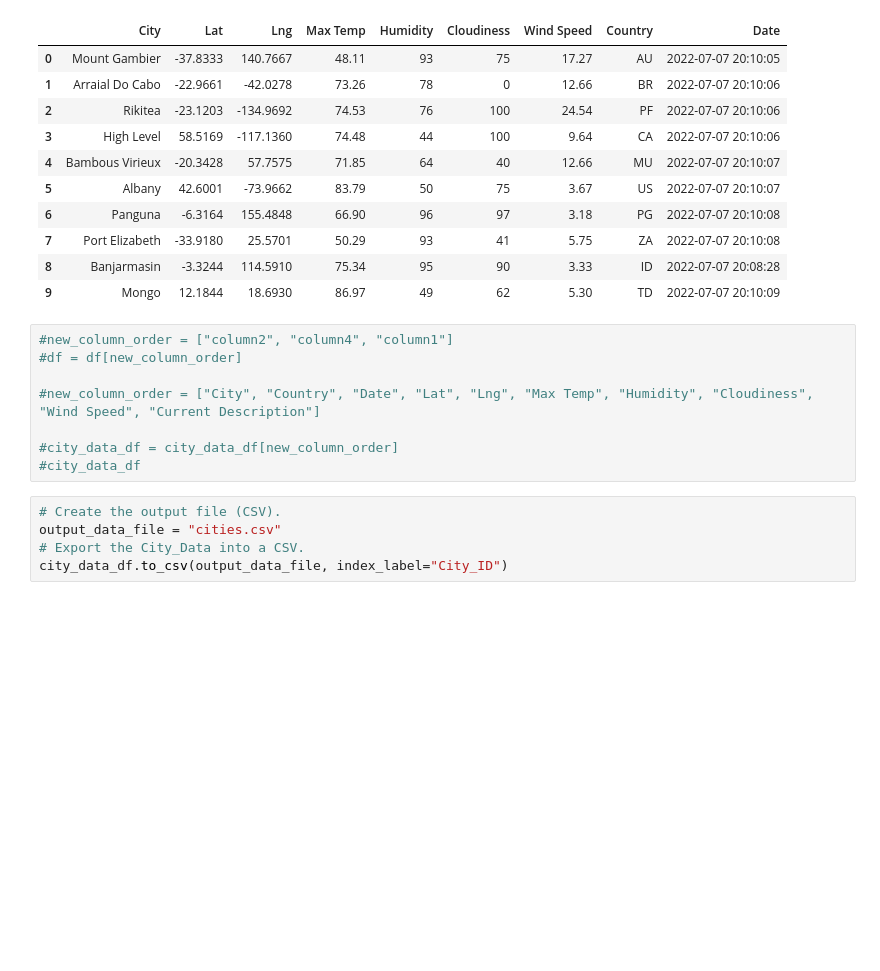
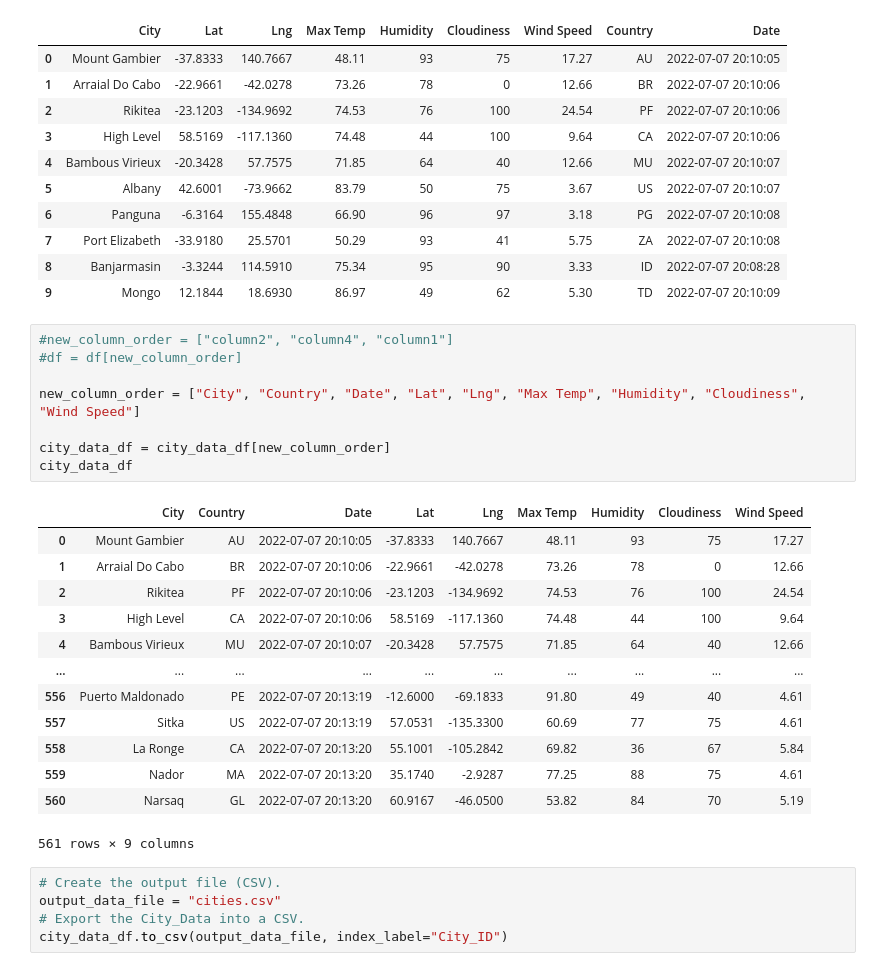
Before and after one commit to acegal1/World_Weather_Analysis, a Jupyter notebook: WeatherPy.ipynb, the cells around one changed output. Drawn from its saved outputs; the diff is of its cells as text; blank space fills up the shorter version.

```diff
--- a/WeatherPy.ipynb
+++ b/WeatherPy.ipynb
@@ -173,13 +173,27 @@ city_data_df.head(10)
 # %%
 #new_column_order = ["column2", "column4", "column1"]
 #df = df[new_column_order]
 
-#new_column_order = ["City", "Country", "Date", "Lat", "Lng", "Max Temp", "Humidity", "Cloudiness", "Wind Speed", "Current Description"]
+new_column_order = ["City", "Country", "Date", "Lat", "Lng", "Max Temp", "Humidity", "Cloudiness", "Wind Speed"]
 
-#city_data_df = city_data_df[new_column_order]
-#city_data_df
+city_data_df = city_data_df[new_column_order]
+city_data_df
+# %% [output]
+|  | City | Country | Date | Lat | Lng | Max Temp | Humidity | Cloudiness | Wind Speed |
+| 0 | Mount Gambier | AU | 2022-07-07 20:10:05 | -37.8333 | 140.7667 | 48.11 | 93 | 75 | 17.27 |
+| 1 | Arraial Do Cabo | BR | 2022-07-07 20:10:06 | -22.9661 | -42.0278 | 73.26 | 78 | 0 | 12.66 |
+| 2 | Rikitea | PF | 2022-07-07 20:10:06 | -23.1203 | -134.9692 | 74.53 | 76 | 100 | 24.54 |
+| 3 | High Level | CA | 2022-07-07 20:10:06 | 58.5169 | -117.1360 | 74.48 | 44 | 100 | 9.64 |
+| 4 | Bambous Virieux | MU | 2022-07-07 20:10:07 | -20.3428 | 57.7575 | 71.85 | 64 | 40 | 12.66 |
+| ... | ... | ... | ... | ... | ... | ... | ... | ... | ... |
+| 556 | Puerto Maldonado | PE | 2022-07-07 20:13:19 | -12.6000 | -69.1833 | 91.80 | 49 | 40 | 4.61 |
+| 557 | Sitka | US | 2022-07-07 20:13:19 | 57.0531 | -135.3300 | 60.69 | 77 | 75 | 4.61 |
+| 558 | La Ronge | CA | 2022-07-07 20:13:20 | 55.1001 | -105.2842 | 69.82 | 36 | 67 | 5.84 |
+| 559 | Nador | MA | 2022-07-07 20:13:20 | 35.1740 | -2.9287 | 77.25 | 88 | 75 | 4.61 |
+| 560 | Narsaq | GL | 2022-07-07 20:13:20 | 60.9167 | -46.0500 | 53.82 | 84 | 70 | 5.19 |
+561 rows × 9 columns
-# %%
-# Create the output file (CSV).
-output_data_file = "cities.csv"
-# Export the City_Data into a CSV.
-city_data_df.to_csv(output_data_file, index_label="City_ID")
+# %%
+# Create the output file (CSV).
+output_data_file = "cities.csv"
+# Export the City_Data into a CSV.
+city_data_df.to_csv(output_data_file, index_label="City_ID")
```
Also changed, not shown: 1 other file.
